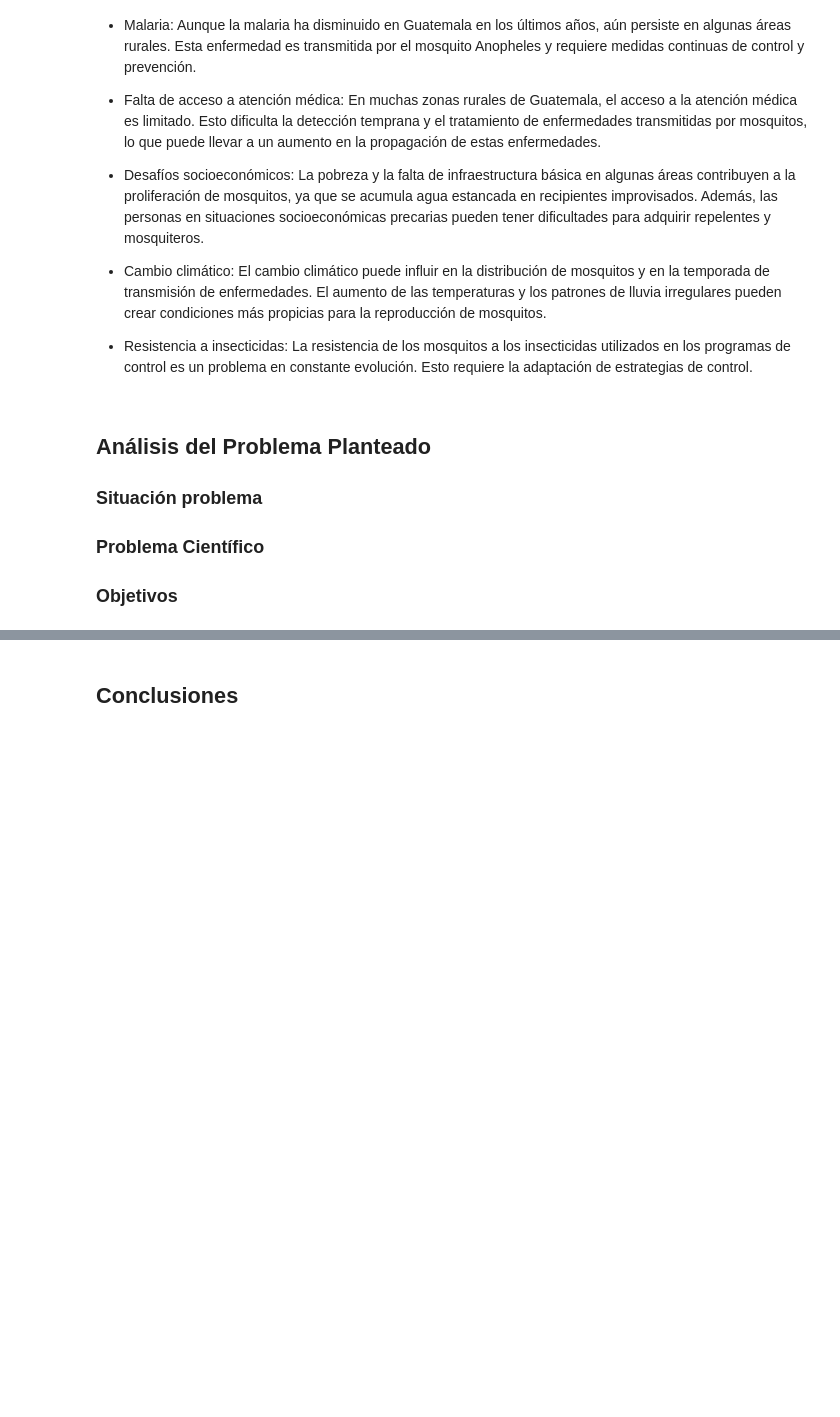
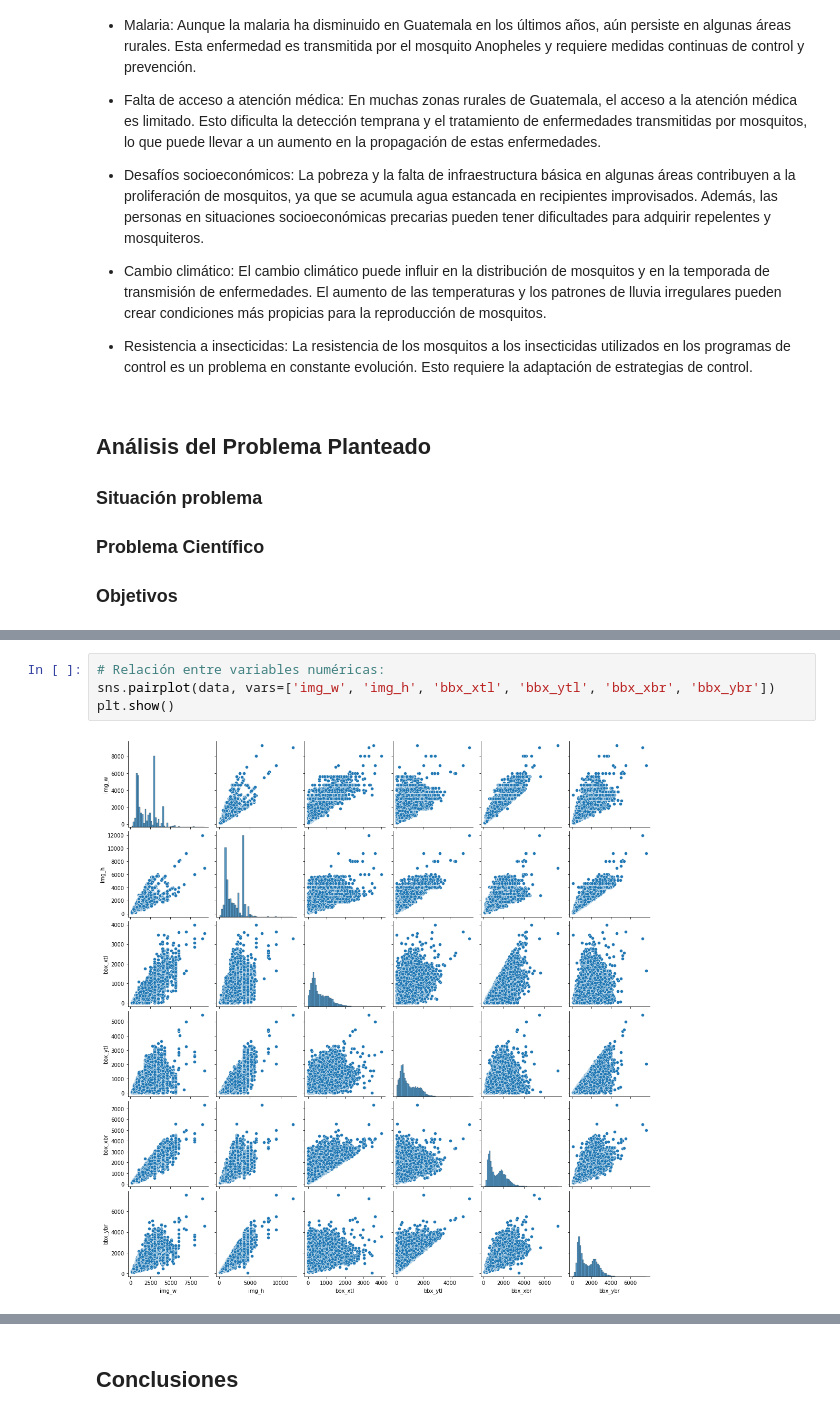
Before and after one commit to MaIsabelSolano/UVG_Data-Science_Proyecto, a Jupyter notebook: Analisis.ipynb, the cells around one changed output, grey strips where cells are left out. Saved outputs shown, nothing was run; the diff lists cells and outputs as text; blank space fills up the shorter version.

```diff
--- a/Analisis.ipynb
+++ b/Analisis.ipynb
@@ -86,0 +156,6 @@ Guatemala enfrenta varios problemas relacionados con la salud y el medio ambient
+# %%
+# Relación entre variables numéricas:
+sns.pairplot(data, vars=['img_w', 'img_h', 'bbx_xtl', 'bbx_ytl', 'bbx_xbr', 'bbx_ybr'])
+plt.show()
+# %% [output]
+[figure, added]
```
Also changed, not shown: parts of 26 cells of this notebook.
